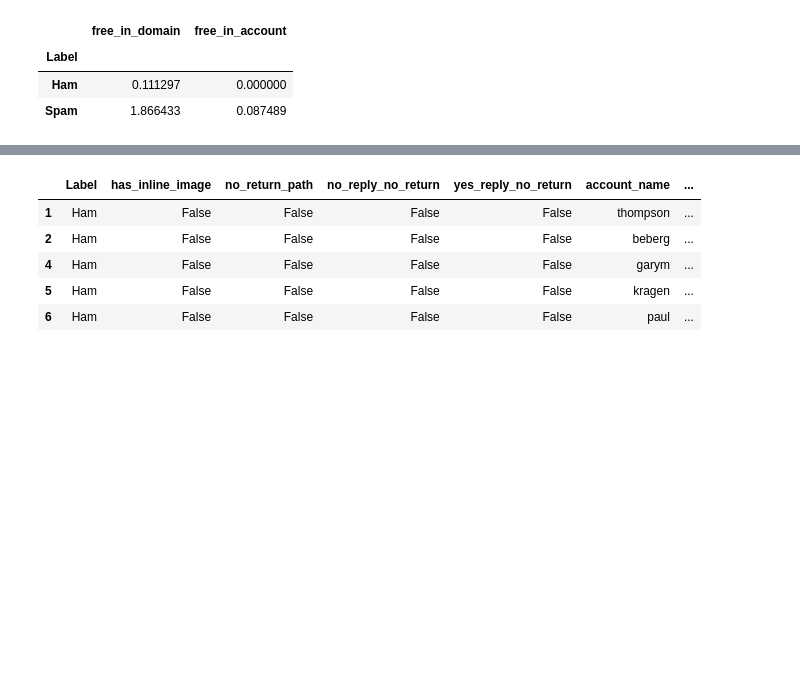
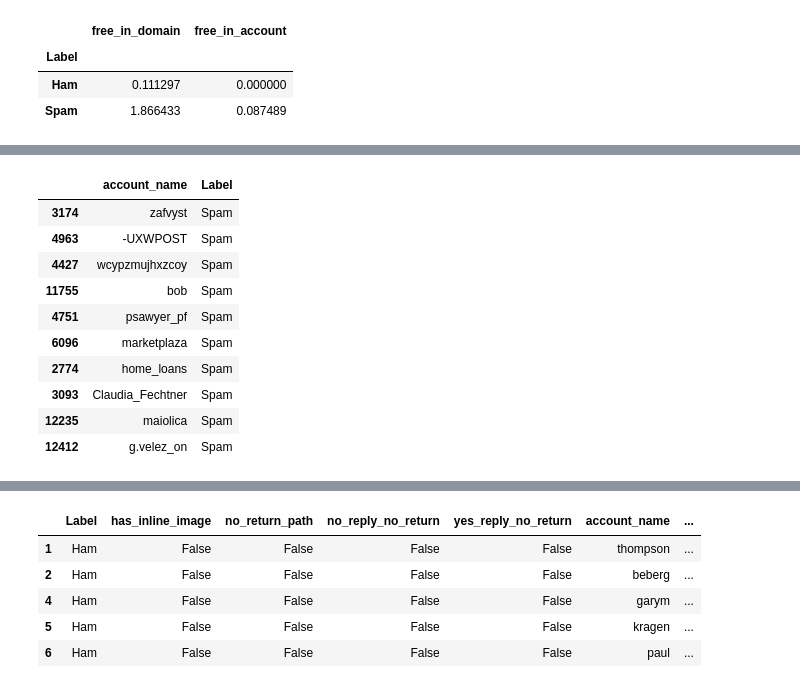
Before and after one commit to susmitpy/Spam-Email-Detector, a Jupyter notebook: Data/Data Wrangling/Scripts/Preprocessing Stage 1.ipynb, the cells around one changed output, grey strips where cells are left out. Cells and saved outputs as stored; diff of their text form; code cells hidden in the pictures; blank space fills up the shorter version.

```diff
--- a/Data/Data Wrangling/Scripts/Preprocessing Stage 1.ipynb
+++ b/Data/Data Wrangling/Scripts/Preprocessing Stage 1.ipynb
@@ -431,0 +474,14 @@ df.groupby("Label")['free_in_domain',"free_in_account"].mean()*100
+# %%
+df[df.Label == "Spam"][["account_name","Label"]].sample(10)
+# %% [output]
+|  | account_name | Label |
+| 3174 | zafvyst | Spam |
+| 4963 | -UXWPOST | Spam |
+| 4427 | wcypzmujhxzcoy | Spam |
+| 11755 | bob | Spam |
+| 4751 | psawyer_pf | Spam |
+| 6096 | marketplaza | Spam |
+| 2774 | home_loans | Spam |
+| 3093 | Claudia_Fechtner | Spam |
+| 12235 | maiolica | Spam |
+| 12412 | g.velez_on | Spam |
```
Also changed, not shown: parts of 34 cells of this notebook, 5 other files.
